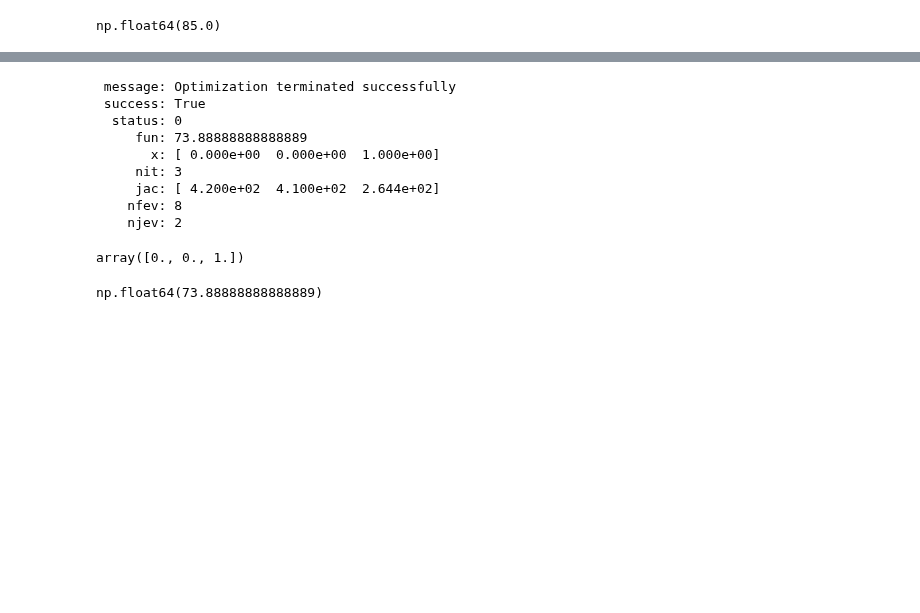
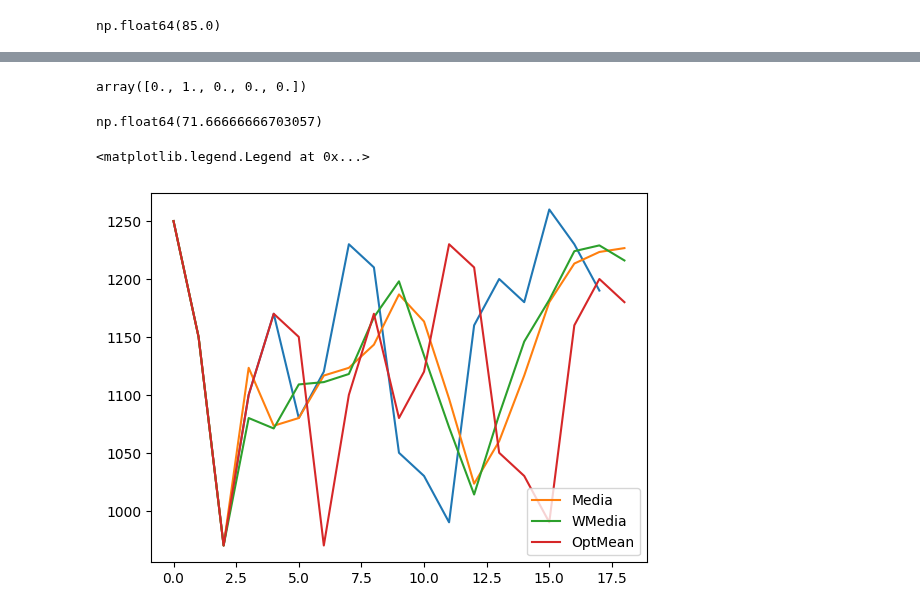
Before and after one commit to asegura4488/MetodosComputacionales1, a Jupyter notebook: Semana11/MediaMovil.ipynb, the cells around one changed output, grey strips where cells are left out. Saved outputs shown, nothing was run; the diff lists cells and outputs as text; code cells hidden in the pictures; blank space fills up the shorter version.

```diff
--- a/Semana11/MediaMovil.ipynb
+++ b/Semana11/MediaMovil.ipynb
@@ -124,5 +127,8 @@ def restriccion(w):
 # %%
+w0 = np.array([0.2,0.2,0.2,0.2,0.2])
 constraints = ( {'type': 'eq', 'fun': restriccion} )
-bounds = [(0,1) for _ in range(len(w))]
-bounds
+bounds = [(0,1) for _ in range(len(w0))]
+from scipy import optimize
+result = optimize.minimize(Cost,w0,constraints = constraints,bounds = bounds)
+result
 # %% [output]
@@ -130,24 +144,20 @@ bounds
-# %%
-w0 = np.array([0.2,0.2,0.6])
-from scipy import optimize
-result = optimize.minimize(Cost,w0,constraints = constraints,bounds = bounds)
-result
-# %% [output]
- message: Optimization terminated successfully
- success: True
-  status: 0
-     fun: 73.88888888888889
-       x: [ 0.000e+00  0.000e+00  1.000e+00]
-     nit: 3
-     jac: [ 4.200e+02  4.100e+02  2.644e+02]
-    nfev: 8
-    njev: 2
 # %%
 wopt = result.x
 np.round(wopt,5)
 # %% [output]
-array([0., 0., 1.])
+array([0., 1., 0., 0., 0.])
 # %%
 Cost(wopt)
 # %% [output]
-np.float64(73.88888888888889)
+np.float64(71.66666666703057)
+# %%
+optmean = GetWeightedMediaMovil(x,wopt)
+# %%
+plt.plot(x)
+plt.plot(media,label='Media')
+plt.plot(Wmedia,label='WMedia')
+plt.plot(optmean,label='OptMean')
+plt.legend()
+# %% [output]
+<matplotlib.legend.Legend at 0x...>
+[figure, added]
```
Also changed, not shown: parts of 2 cells of this notebook.
